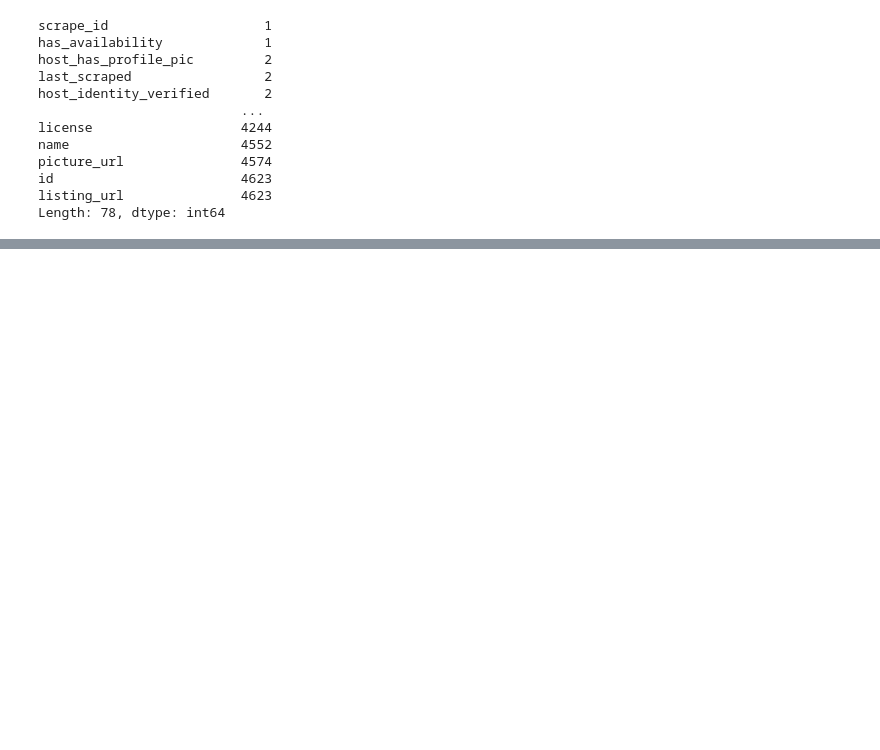
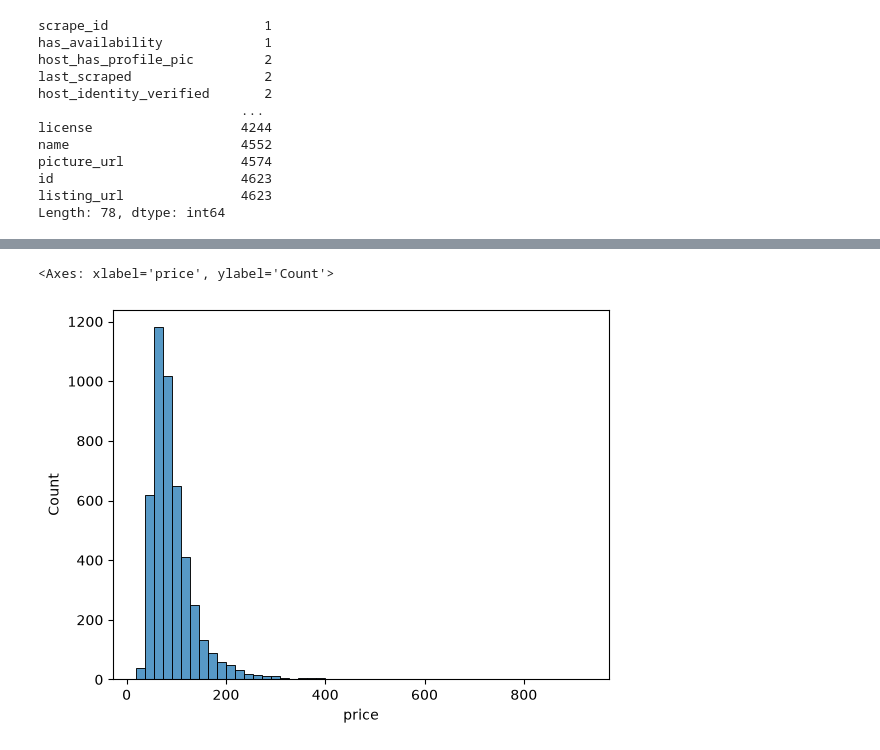
Before and after one commit to SunnyFoxxy/thessaloniki-airbnb-prices, a Jupyter notebook: notebook.ipynb, the cells around one changed output, grey strips where cells are left out. Drawn from its saved outputs; the diff is of its cells as text; code cells hidden in the pictures; blank space fills up the shorter version.

```diff
--- a/notebook.ipynb
+++ b/notebook.ipynb
@@ -280,0 +307,6 @@ df = df.drop(columns=columns_nonunique)
+# %%
+df['price'] = df['price'].str.replace('$', '')
+df['price'] = df['price'].str.replace(',', '')
+
+df.price = pd.to_numeric(df.price)
+df.price.head()
@@ -280,0 +342,3 @@ df = df.drop(columns=columns_nonunique)
+# %%
+df['days_since_last_review'] = (pd.to_datetime(df.last_scraped) - pd.to_datetime(df.last_review)).dt.days
+df['days_since_last_review'].isnull().sum()
@@ -280,0 +347,3 @@ df = df.drop(columns=columns_nonunique)
+# %%
+df['days_since_first_review'] = (pd.to_datetime(df.last_scraped) - pd.to_datetime(df.first_review)).dt.days
+df['days_since_first_review'].isnull().sum()
@@ -280,0 +368,5 @@ df = df.drop(columns=columns_nonunique)
+# %%
+sns.histplot(df.price[df.price < 1000], bins=50)
+# %% [output]
+<Axes: xlabel='price', ylabel='Count'>
+[figure, added]
```
Also changed, not shown: parts of 24 cells of this notebook.
